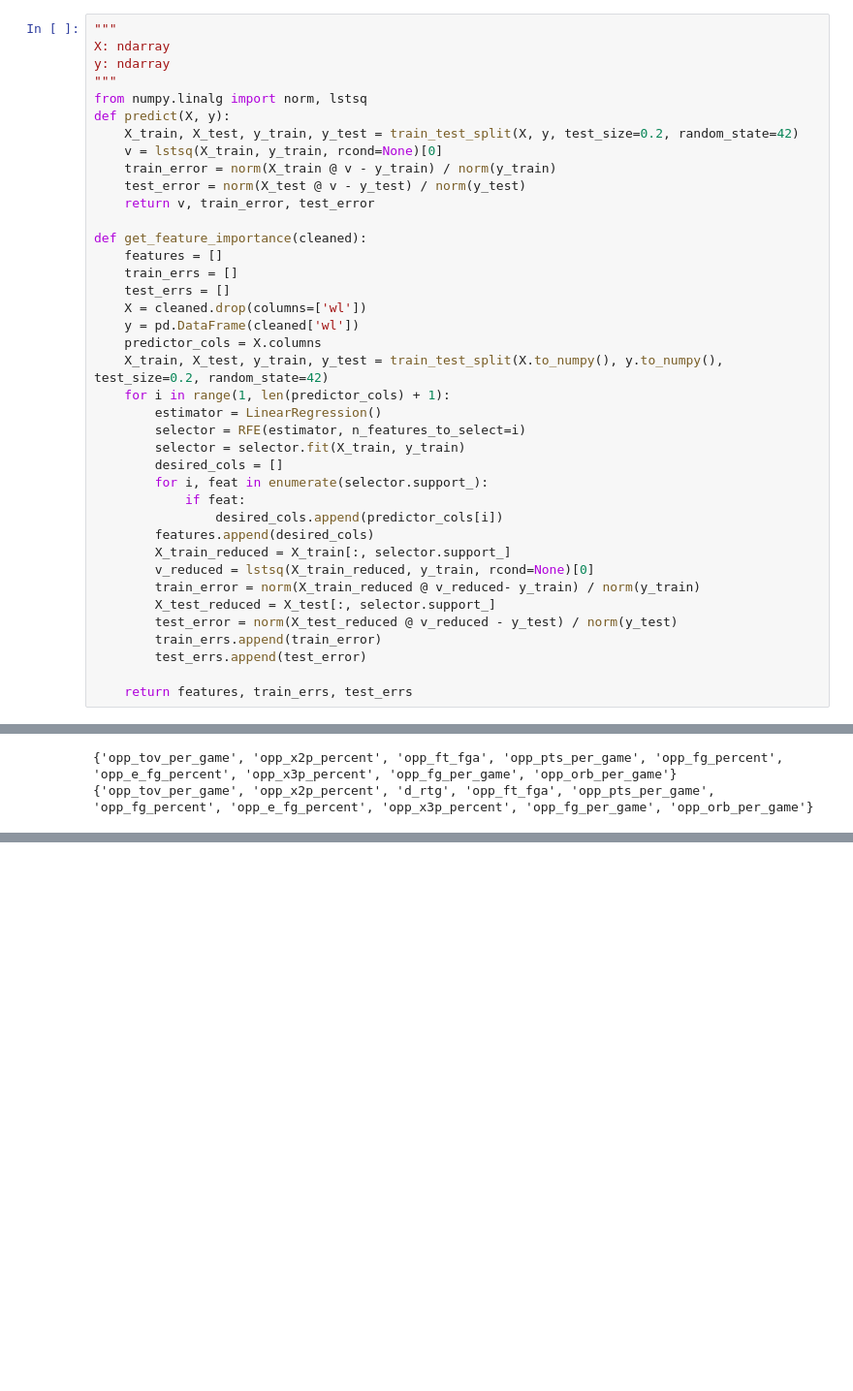
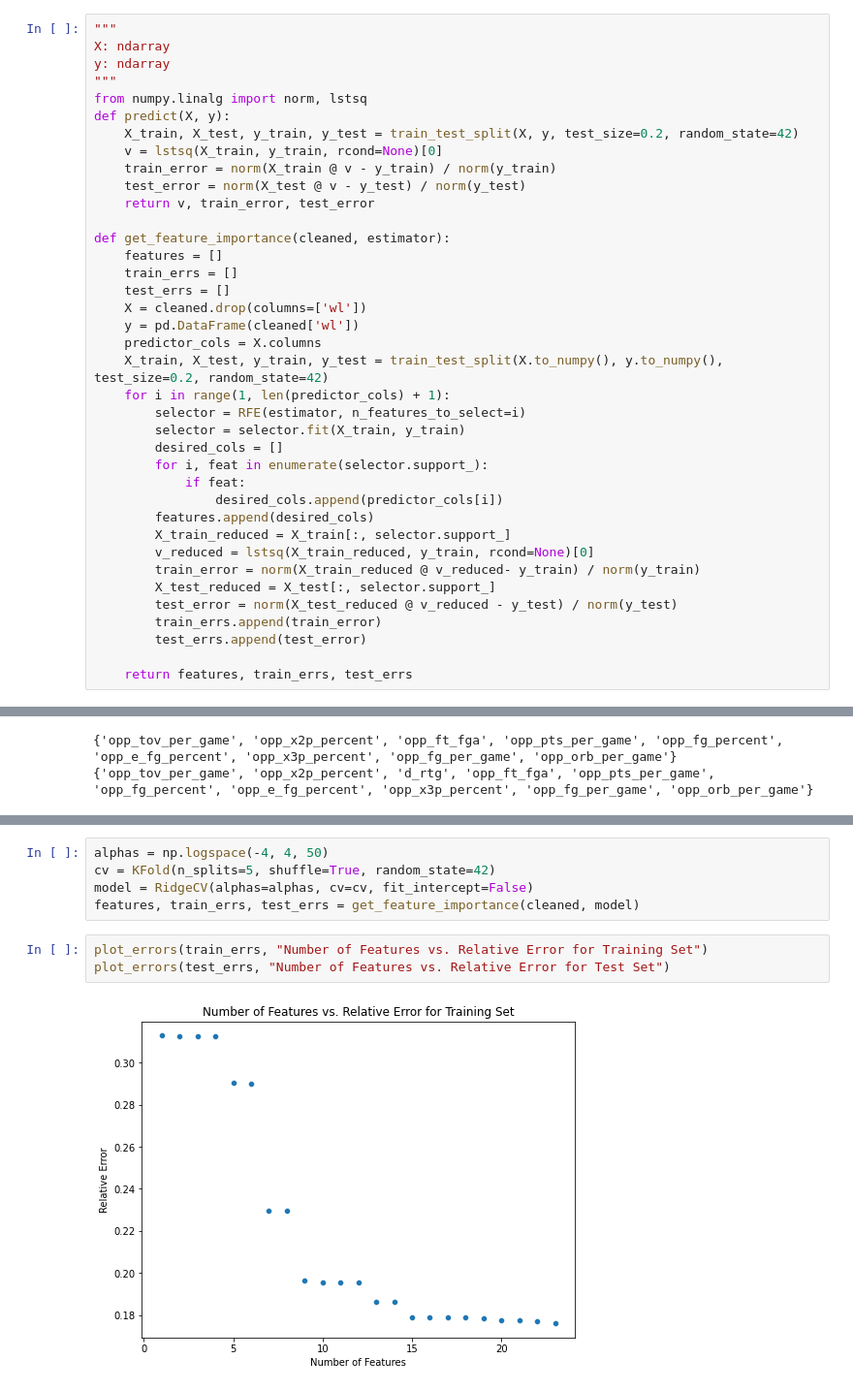
Before and after one commit to BryceOB13/Locked_In_on_Lockdown_NBA_Defensive_Profiling_2003_to_2025, a Jupyter notebook: Locked_In_on_Lockdown_NBA_Defensive_Profiling_2003_2025/explore_winloss.ipynb, the cells around one changed output, grey strips where cells are left out. Shown: that part at 97% size. Saved outputs shown, nothing was run; the diff lists cells and outputs as text; blank space fills up the shorter version.

```diff
--- a/Locked_In_on_Lockdown_NBA_Defensive_Profiling_2003_2025/explore_winloss.ipynb
+++ b/Locked_In_on_Lockdown_NBA_Defensive_Profiling_2003_2025/explore_winloss.ipynb
@@ -192,7 +192,7 @@ def predict(X, y):
     test_error = norm(X_test @ v - y_test) / norm(y_test)
     return v, train_error, test_error
 
-def get_feature_importance(cleaned):
+def get_feature_importance(cleaned, estimator):
     features = []
     train_errs = []
     test_errs = []
@@ -201,7 +201,6 @@ def get_feature_importance(cleaned):
     predictor_cols = X.columns
     X_train, X_test, y_train, y_test = train_test_split(X.to_numpy(), y.to_numpy(), test_size=0.2, random_state=42)
     for i in range(1, len(predictor_cols) + 1):
-        estimator = LinearRegression()
         selector = RFE(estimator, n_features_to_select=i)
         selector = selector.fit(X_train, y_train)
         desired_cols = []
@@ -287,0 +362,10 @@ print(train_errs[10])
+# %%
+alphas = np.logspace(-4, 4, 50)
+cv = KFold(n_splits=5, shuffle=True, random_state=42)
+model = RidgeCV(alphas=alphas, cv=cv, fit_intercept=False)
+features, train_errs, test_errs = get_feature_importance(cleaned, model)
+# %%
+plot_errors(train_errs, "Number of Features vs. Relative Error for Training Set")
+plot_errors(test_errs, "Number of Features vs. Relative Error for Test Set")
+# %% [output]
+[figure, added]
```
Also changed, not shown: parts of 11 cells of this notebook.
